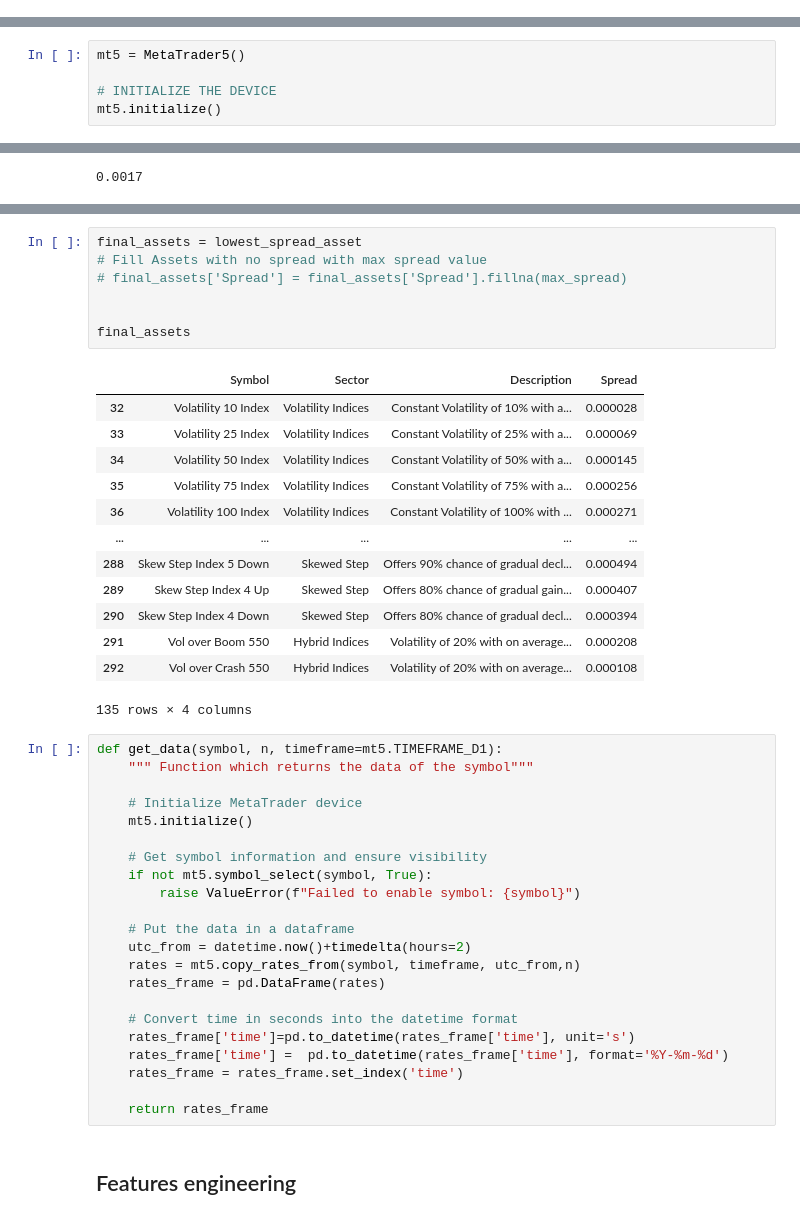
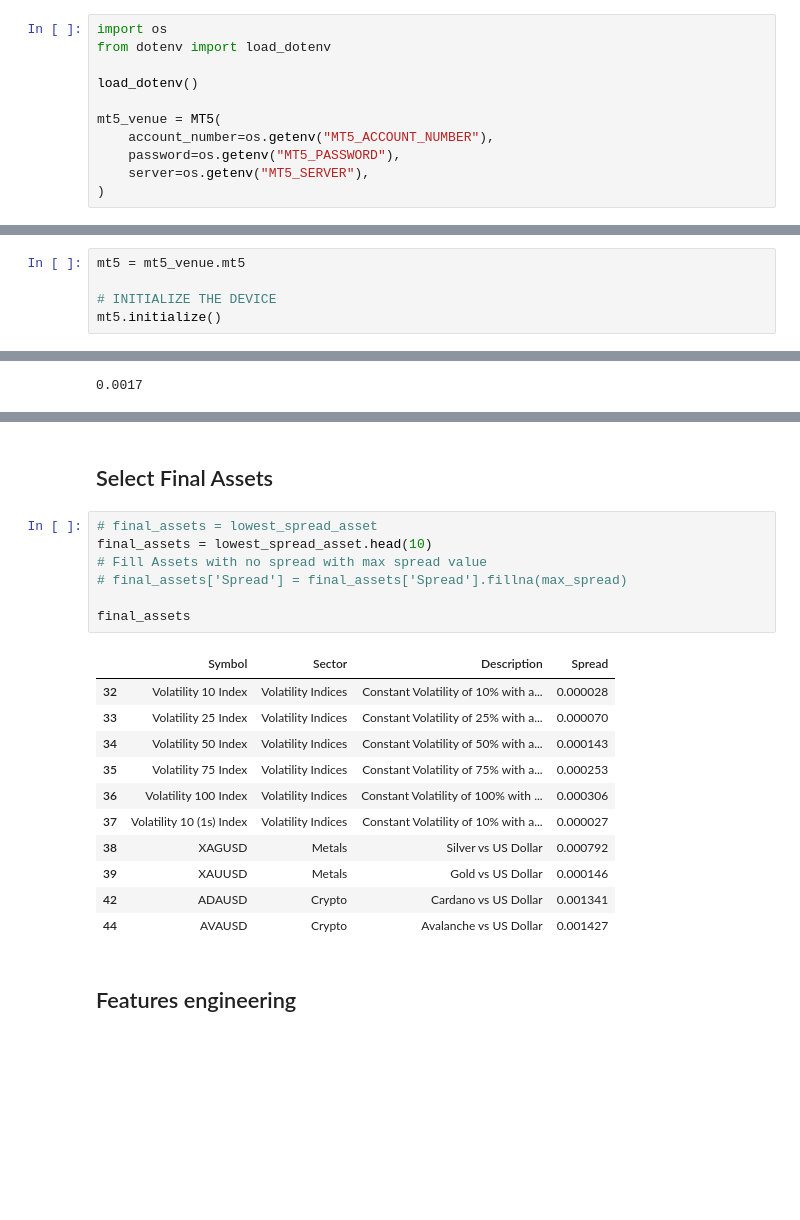
Before and after one commit to fortesenselabs/trade_flow, a Jupyter notebook: packages/tf_trade/notebooks/tft_model_experiments.ipynb, the cells around one changed output, grey strips where cells are left out. Saved outputs shown, nothing was run; the diff lists cells and outputs as text; blank space fills up the shorter version.

```diff
--- a/packages/tf_trade/notebooks/tft_model_experiments.ipynb
+++ b/packages/tf_trade/notebooks/tft_model_experiments.ipynb
@@ -11,0 +130,11 @@ Deriv Synthetic instruments are be used.
+# %%
+import os
+from dotenv import load_dotenv
+
+load_dotenv()
+
+mt5_venue = MT5(
+    account_number=os.getenv("MT5_ACCOUNT_NUMBER"),
+    password=os.getenv("MT5_PASSWORD"),
+    server=os.getenv("MT5_SERVER"),
+)
@@ -146,7 +259,7 @@ LABEL_TARGET: str = settings["normalisation_target"]
 # %% [markdown]
 ### Initialize MetaTrader 5
 # %%
-mt5 = MetaTrader5()
+mt5 = mt5_venue.mt5
 
 # INITIALIZE THE DEVICE
 mt5.initialize()
@@ -379,46 +516,24 @@ lowest_spread_asset
+# %% [markdown]
+## Select Final Assets
 # %%
-final_assets = lowest_spread_asset
+# final_assets = lowest_spread_asset
+final_assets = lowest_spread_asset.head(10)
 # Fill Assets with no spread with max spread value
 # final_assets['Spread'] = final_assets['Spread'].fillna(max_spread)
 
-
 final_assets
 # %% [output]
 |  | Symbol | Sector | Description | Spread |
 | 32 | Volatility 10 Index | Volatility Indices | Constant Volatility of 10% with a... | 0.000028 |
-| 33 | Volatility 25 Index | Volatility Indices | Constant Volatility of 25% with a... | 0.000069 |
-| 34 | Volatility 50 Index | Volatility Indices | Constant Volatility of 50% with a... | 0.000145 |
-| 35 | Volatility 75 Index | Volatility Indices | Constant Volatility of 75% with a... | 0.000256 |
-| 36 | Volatility 100 Index | Volatility Indices | Constant Volatility of 100% with ... | 0.000271 |
-| ... | ... | ... | ... | ... |
-| 288 | Skew Step Index 5 Down | Skewed Step | Offers 90% chance of gradual decl... | 0.000494 |
-| 289 | Skew Step Index 4 Up | Skewed Step | Offers 80% chance of gradual gain... | 0.000407 |
-| 290 | Skew Step Index 4 Down | Skewed Step | Offers 80% chance of gradual decl... | 0.000394 |
-| 291 | Vol over Boom 550 | Hybrid Indices | Volatility of 20% with on average... | 0.000208 |
-| 292 | Vol over Crash 550 | Hybrid Indices | Volatility of 20% with on average... | 0.000108 |
+| 33 | Volatility 25 Index | Volatility Indices | Constant Volatility of 25% with a... | 0.000070 |
+| 34 | Volatility 50 Index | Volatility Indices | Constant Volatility of 50% with a... | 0.000143 |
+| 35 | Volatility 75 Index | Volatility Indices | Constant Volatility of 75% with a... | 0.000253 |
+| 36 | Volatility 100 Index | Volatility Indices | Constant Volatility of 100% with ... | 0.000306 |
+| 37 | Volatility 10 (1s) Index | Volatility Indices | Constant Volatility of 10% with a... | 0.000027 |
+| 38 | XAGUSD | Metals | Silver vs US Dollar | 0.000792 |
+| 39 | XAUUSD | Metals | Gold vs US Dollar | 0.000146 |
+| 42 | ADAUSD | Crypto | Cardano vs US Dollar | 0.001341 |
+| 44 | AVAUSD | Crypto | Avalanche vs US Dollar | 0.001427 |
-135 rows × 4 columns
-# %%
-def get_data(symbol, n, timeframe=mt5.TIMEFRAME_D1):
-    """ Function which returns the data of the symbol"""
-
-    # Initialize MetaTrader device
-    mt5.initialize()
-
-    # Get symbol information and ensure visibility
-    if not mt5.symbol_select(symbol, True):
-        raise ValueError(f"Failed to enable symbol: {symbol}")
-
-    # Put the data in a dataframe
-    utc_from = datetime.now()+timedelta(hours=2)
-    rates = mt5.copy_rates_from(symbol, timeframe, utc_from,n)
-    rates_frame = pd.DataFrame(rates)
-
-    # Convert time in seconds into the datetime format
-    rates_frame['time']=pd.to_datetime(rates_frame['time'], unit='s')
-    rates_frame['time'] =  pd.to_datetime(rates_frame['time'], format='%Y-%m-%d')
-    rates_frame = rates_frame.set_index('time')
-
-    return rates_frame
 # %% [markdown]
 ## Features engineering
 # %% [markdown]
```
Also changed, not shown: parts of 150 cells of this notebook, 22 other files.
